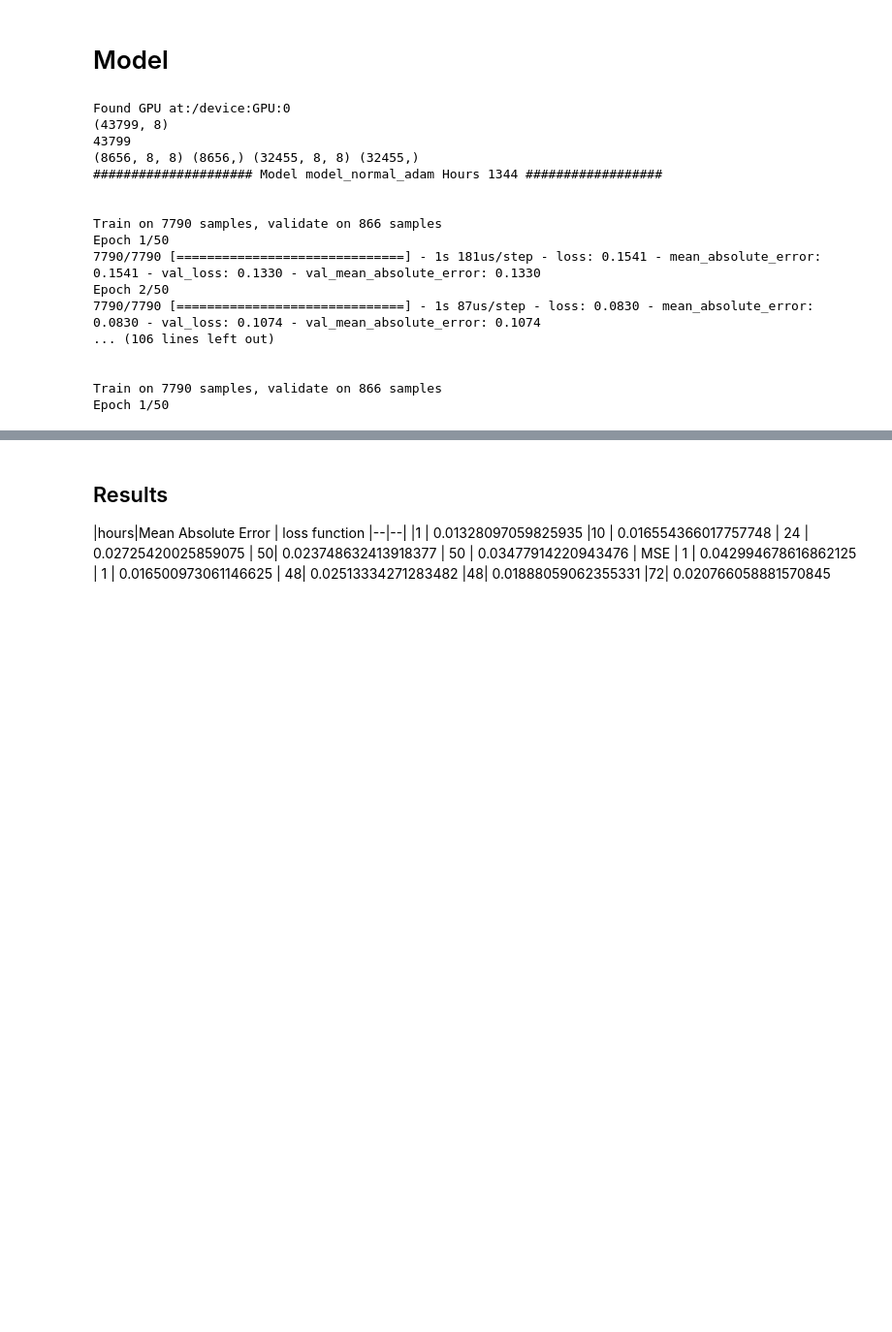
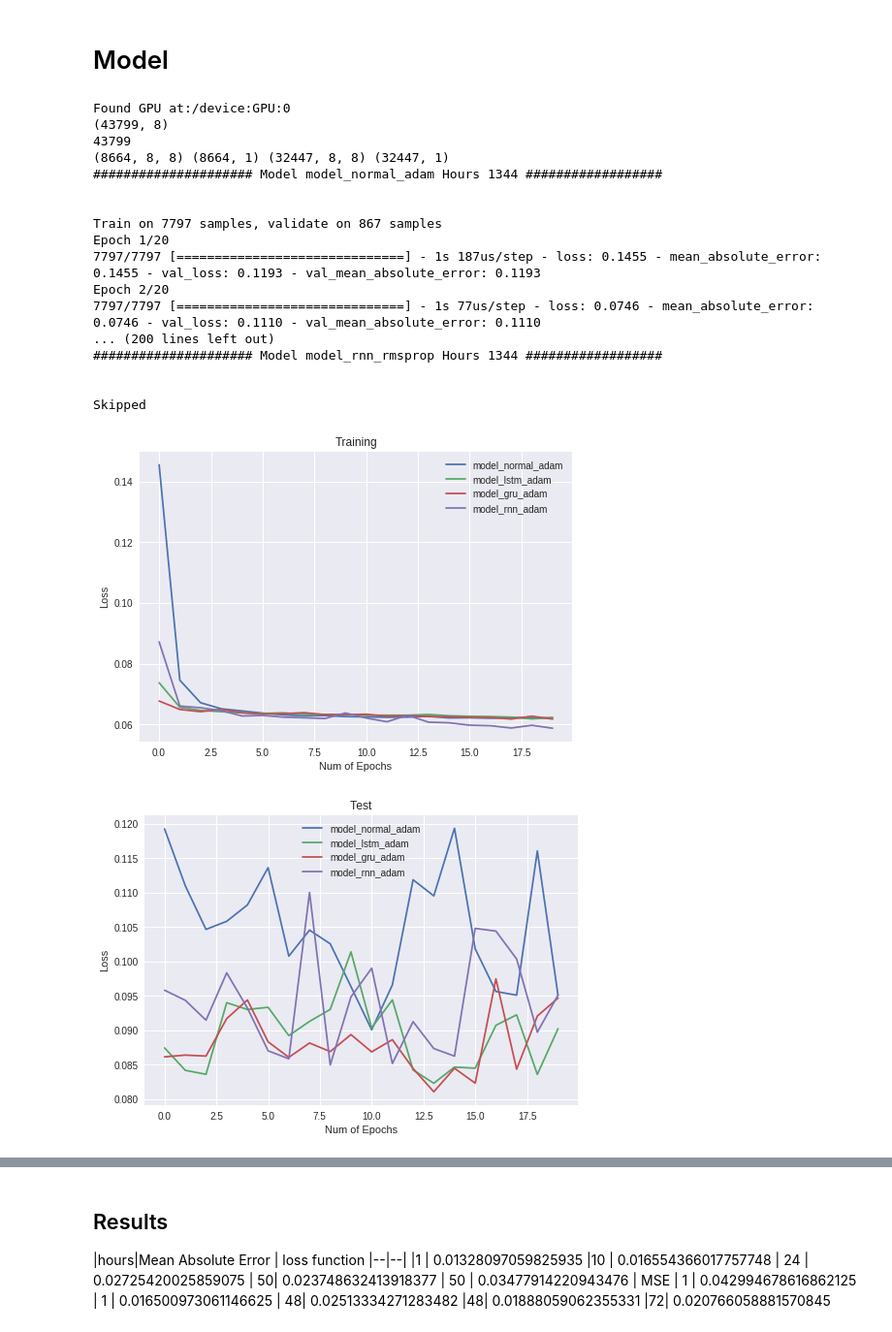
Before and after one commit to puraminy/mini_proj2, a Jupyter notebook: Pollution_RNN_Weekly.ipynb, the cells around one changed output, grey strips where cells are left out. Shown: that part at 97% size. Drawn from its saved outputs; the diff is of its cells as text; code cells hidden in the pictures; blank space fills up the shorter version.

```diff
--- a/Pollution_RNN_Weekly.ipynb
+++ b/Pollution_RNN_Weekly.ipynb
@@ -157,7 +162,39 @@ def create_data2(n_hours = 24*7*8, n_train = 10000, step =1): # 8 week data
 
   return train_X,train_y, test_X, test_y
 
-create_data2(n_hours = 24*7*8, n_train = 10000, step =1)
+def create_data3(n_records = 24, n_train = 10000, stride = 24*7):
+  n_train+=n_records
+  c=pd.read_csv(github)
+  data=np.asarray(c)
+
+  print(np.shape(data))
+
+  print(data.shape[0])
+  n_test = data.shape[0]-n_train
+  train = data[:n_train, :]
+  test = data[n_train:n_train+n_test, :]
+
+  n_items = n_records*stride
+
+  train_X = np.zeros([n_train-n_items, n_records, 8])
+  train_y = np.zeros([n_train-n_items, 1])
+
+
+  for i in range (n_train-n_items):
+      train_X[i,:,:] = train[i:i+n_items:stride,:]
+      train_y[i] = train[i+n_items,0]
+
+  test_X = np.zeros([n_test-n_items, n_records, 8])
+  test_y = np.zeros([n_test-n_items, 1])
+  for i in range (n_test-n_items):
+      test_X[i,:,:] = test[i:i+n_items:stride,:]
+      test_y[i] = test[i+n_items,0]
+
+  print(train_X.shape, train_y.shape, test_X.shape, test_y.shape)
+
+  return train_X,train_y, test_X, test_y
+
+create_data3(n_records = 24, n_train = 10000, stride = 24*7)
 # %% [output]
 (43799, 8)
 43799
@@ -230,7 +267,7 @@ def create_model(cell_type = "normal", optimizer = 'adam'):
 n_train = 10000
 n_hours = 24*7*8
 
-train_X,train_y, test_X, test_y = create_data2(n_hours, n_train=n_train)
+train_X,train_y, test_X, test_y = create_data3(n_records = 8, n_train = 10000, stride = 24*7) # 8 weeks
 
 model_normal_adam = create_model(optimizer='adam') #0
 model_normal_sgd = create_model(optimizer='sgd') #1
@@ -262,7 +299,7 @@ Run[0] = 1
 Run[3] = 1
 Run[6] = 1
 Run[9] = 1
-EPOCHS =[50]*len(models)
+EPOCHS =[20]*len(models)
 model_index = 0
 
 legends = []
@@ -303,39 +340,41 @@ for model in models:
     plt.title("Test")
     plt.legend(legends)
 
   test_predictions = model.predict(test_X).flatten()
   test_loss = model.evaluate(test_X, test_y)
 
   if not silent:
     plt.figure(num=model_index+2, figsize=(20, 3), dpi=80, facecolor='w', edgecolor='k')
     plt.title(f"Prediction of {model_name}")
     plt.xlabel('Time')
     plt.ylabel('normalized value')
     plt.legend(('Original', 'Predicted'), loc='upper right')
     plt.plot(data[:,0], 'bo')
     plt.plot(np.concatenate([data[:n_train,0],test_predictions]), 'go', alpha=0.4)
     plt.legend(('Original', 'Predicted'), loc='upper right')
     plt.savefig(model_name)
 
   model_index +=1
 
 
 plt.show()
 # %% [output]
 Found GPU at:/device:GPU:0
 (43799, 8)
 43799
-(8656, 8, 8) (8656,) (32455, 8, 8) (32455,)
+(8664, 8, 8) (8664, 1) (32447, 8, 8) (32447, 1)
 ##################### Model model_normal_adam Hours 1344 ##################
 
 
-Train on 7790 samples, validate on 866 samples
-Epoch 1/50
-7790/7790 [==============================] - 1s 181us/step - loss: 0.1541 - mean_absolute_error: 0.1541 - val_loss: 0.1330 - val_mean_absolute_error: 0.1330
-Epoch 2/50
-7790/7790 [==============================] - 1s 87us/step - loss: 0.0830 - mean_absolute_error: 0.0830 - val_loss: 0.1074 - val_mean_absolute_error: 0.1074
-... (106 lines left out)
+Train on 7797 samples, validate on 867 samples
+Epoch 1/20
+7797/7797 [==============================] - 1s 187us/step - loss: 0.1455 - mean_absolute_error: 0.1455 - val_loss: 0.1193 - val_mean_absolute_error: 0.1193
+Epoch 2/20
+7797/7797 [==============================] - 1s 77us/step - loss: 0.0746 - mean_absolute_error: 0.0746 - val_loss: 0.1110 - val_mean_absolute_error: 0.1110
+... (200 lines left out)
+##################### Model model_rnn_rmsprop Hours 1344 ##################
 
 
-Train on 7790 samples, validate on 866 samples
-Epoch 1/50
+Skipped
+[figure, added]
+[figure, added]
```
Also changed, not shown: parts of 4 cells of this notebook.
